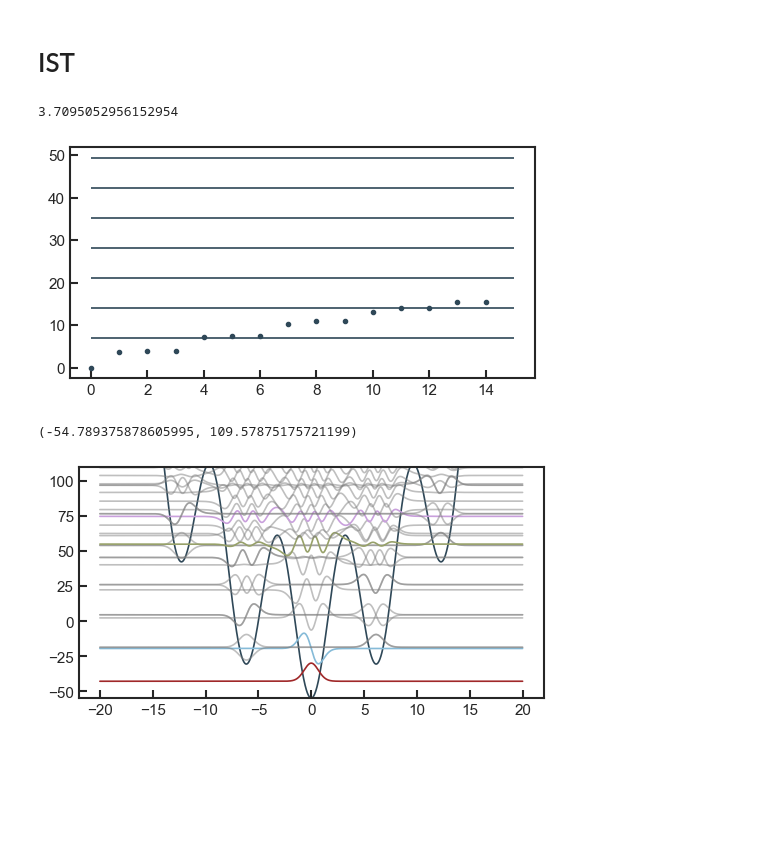
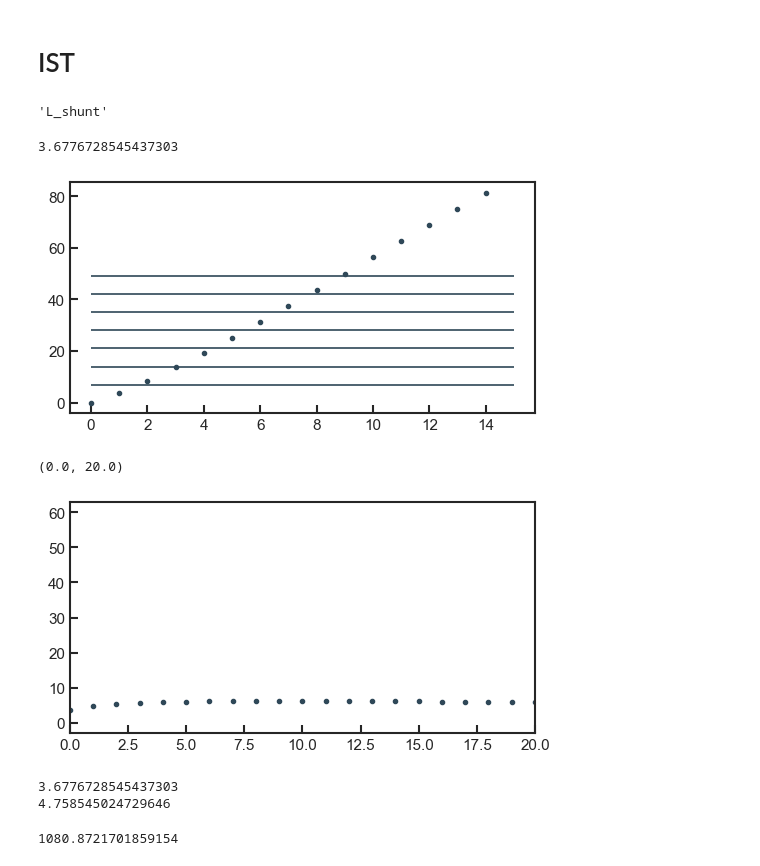
Before and after one commit to mariefdum/ionization, a Jupyter notebook: Example_L_shunted_transmon.ipynb, the cells around one changed output. Cells and saved outputs as stored; diff of their text form; code cells hidden in the pictures; blank space fills up the shorter version.

```diff
--- a/Example_L_shunted_transmon.ipynb
+++ b/Example_L_shunted_transmon.ipynb
@@ -180,8 +247,10 @@ for index_n_g,n_g in enumerate(np.array([0,0.5])):
 # %% [markdown]
 # IST
+# %%
+type_qubit
+# %% [output]
+'L_shunt'
 # %%
-type_qubit = "L_shunt"
-
 IST_params = {'E_J':E_J,'E_L':E_L,'phi_ext':phi_ext,'E_C':E_C,'g':g,'omega_r':omega_r,'max_fock':max_fock,'n_trunc':n_trunc,'type':type_qubit}
 IST_cavity = TM.Transmon_Cavity(IST_params)
 
@@ -200,21 +269,22 @@ plt.plot((eigs_t[0:15]-np.min(eigs_t))/GHz,'.')
 for i in range(1,8):
     plt.hlines(i*omega_d/GHz,0,15)
 # %% [output]
-3.7095052956152954
+3.6776728545437303
-[figure, old version]
+[figure, new version]
-# %%
-phi_vec = IST.phi_vec
-
-plt.plot(phi_vec, -E_J*np.cos(phi_vec) + E_L/2 *phi_vec**2)
-
-for q in range(n_trunc):
-    if q in [0,1,15,19]:
-        plt.plot(phi_vec, eigs_t[q] + 1e2*np.real(evecs[q].full()))
-    else:
-        plt.plot(phi_vec, eigs_t[q] + 1e2*np.real(evecs[q].full()),c="grey",alpha=0.5)
-
-
-plt.ylim(-E_J,2*E_J)
-# %% [output]
-(-54.789375878605995, 109.57875175721199)
-[figure, removed]
+# %%
+plt.plot((eigs_t[1:]-eigs_t[0:-1])/GHz,'.')
+
+plt.xlim(0,20)
+# %% [output]
+(0.0, 20.0)
+[figure, added]
+# %%
+print((omega_q)/GHz)
+print((eigs_t[2]-eigs_t[1])/GHz)
+# %% [output]
+3.6776728545437303
+4.758545024729646
+# %%
+print((eigs_t[2]-eigs_t[1] - omega_q)/MHz)
+# %% [output]
+1080.8721701859154
```
Also changed, not shown: parts of 9 cells of this notebook.
